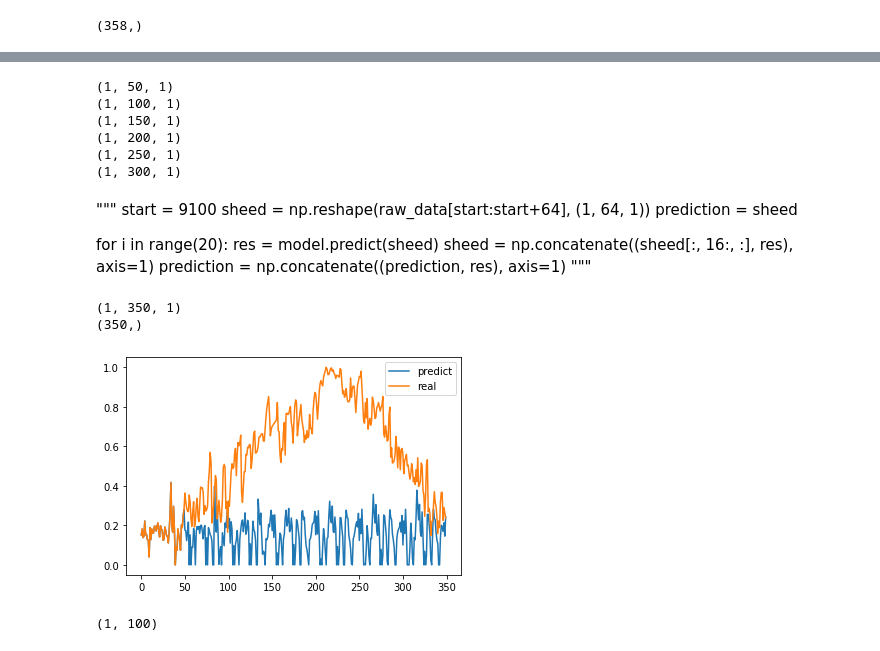
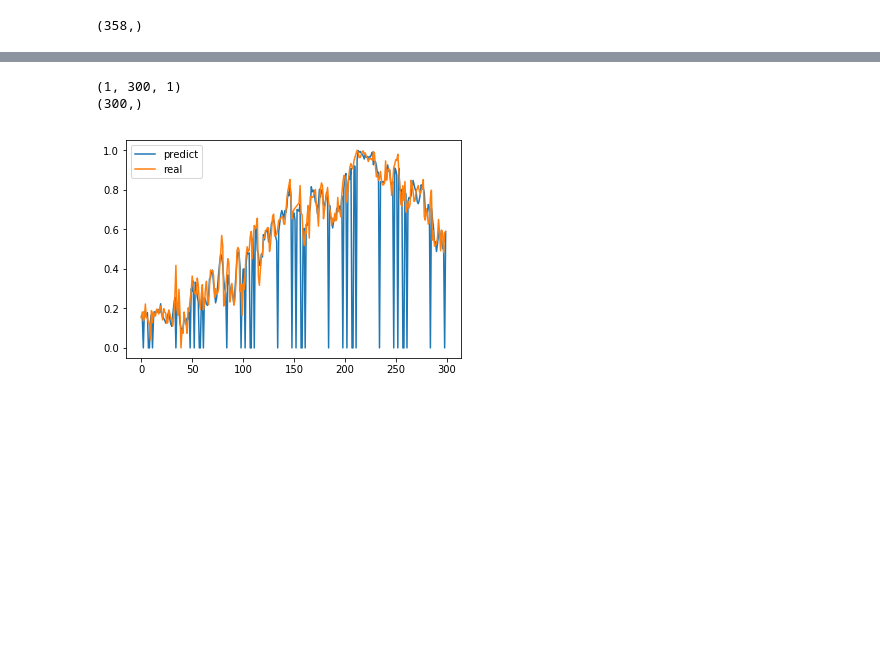
Before and after one commit to a054321/feature_extract, a Jupyter notebook: OneDconv.ipynb, the cells around one changed output, grey strips where cells are left out. Cells and saved outputs as stored; diff of their text form; code cells hidden in the pictures; blank space fills up the shorter version.

```diff
--- a/OneDconv.ipynb
+++ b/OneDconv.ipynb
@@ -112,8 +117,7 @@ raw_data.shape
 # %%
 input_data = []
 output_data = []
-for n in range(358-62):
-    #print(n)
+for n in range(358-50):
     input_data.append(raw_data[n:n+50])
     output_data.append(raw_data[n:n+50])
 
@@ -121,8 +125,4 @@ input_data = np.array(input_data)
 output_data = np.array(output_data)
 print(input_data.shape)
 print(output_data.shape)
-#raw_data = input_data + 1
-#raw_data = input_data + (np.random.rand(2296 * 0.1))
-#raw_data
-#print(input_data)
 # %% [output]
@@ -161,10 +154,0 @@ model.compile(loss='mse', optimizer='adam')
-# %%
-#学習フェーズver.2
-from keras.layers import Flatten
-model = Sequential()
-model.add(Conv1D(filters=32, kernel_size=5,padding='same',input_shape=(50, 1)))
-model.add(MaxPooling1D(pool_size=2,padding='same'))
-model.add(Flatten())
-model.add(Dense(100, activation='relu'))
-model.add(Dense(50, activation='relu'))
-model.compile(loss='mse', optimizer='adam')
@@ -205,5 +178,5 @@ _________________________________________________________________
 # %%
-epochs = 500
+epochs = 100
 # %%
 history = model.fit(train_X, train_Y, validation_split=0.1, epochs=epochs)
 # %% [output]
@@ -256,44 +213,32 @@ array([[0.198343  , 0.26127386, 0.03102605, ..., 0.        , 0.        ,
 # %%
 start = 0
-sheed = np.reshape(raw_data[start:start+50], (1, 50, 1))
-prediction = sheed
-
 for i in range(6):
-    res = model.predict(sheed)
-    res = res.reshape(1,50,1)
-    sheed = np.concatenate((sheed[:,50:,:], res), axis=1)
-    print(prediction.shape)
-    prediction = np.concatenate((prediction, res), axis=1)
+    sheed = np.reshape(raw_data[start:start+50], (1, 50, 1))
+    ans = raw_data[start:start+50]
+    start += 50
+    if i == 0:
+        prediction = sheed
+        res = model.predict(sheed)
+        res = res.reshape(1,50,1)
+        prediction = res
+        answer = ans
+    else:
+        res = model.predict(sheed)
+        res = res.reshape(1,50,1)
+        prediction = np.concatenate((prediction, res), axis=1)
+        answer = np.concatenate((answer, ans))
-# %% [output]
-(1, 50, 1)
-(1, 100, 1)
-(1, 150, 1)
-(1, 200, 1)
-(1, 250, 1)
-(1, 300, 1)
-# %% [markdown]
-"""
-start = 9100
-sheed = np.reshape(raw_data[start:start+64], (1, 64, 1))
-prediction = sheed
-
-for i in range(20):
-    res = model.predict(sheed)
-    sheed = np.concatenate((sheed[:, 16:, :], res), axis=1)
-    prediction = np.concatenate((prediction, res), axis=1)
-"""
 # %%
 print(prediction.shape)
 predictor = np.reshape(prediction, (-1))
 print(predictor.shape)
 plt.plot(range(len(predictor)), predictor, label='predict')
-plt.plot(range(len(predictor)), raw_data[start:start + len(predictor)], label='real')
+plt.plot(range(len(predictor)), answer, label='real')
 plt.legend()
 plt.show()
 # %% [output]
-(1, 350, 1)
-(350,)
+(1, 300, 1)
+(300,)
-[figure, old version]
+[figure, new version]
 # %%
 from keras.models import Model
 test_data = train_X[0][:][:]
@@ -303,7 +248,3 @@ middle_model = Model(inputs=model.input, outputs=model.get_layer("dense_3").outp
 #Model(inputs=入力レイヤの入力, outputs=出力レイヤの出力)
 middle_output = middle_model.predict(test_data)
 #dataは入力データ
-# %%
-middle_output.shape
-# %% [output]
-(1, 100)
```
Also changed, not shown: parts of 16 cells of this notebook.
